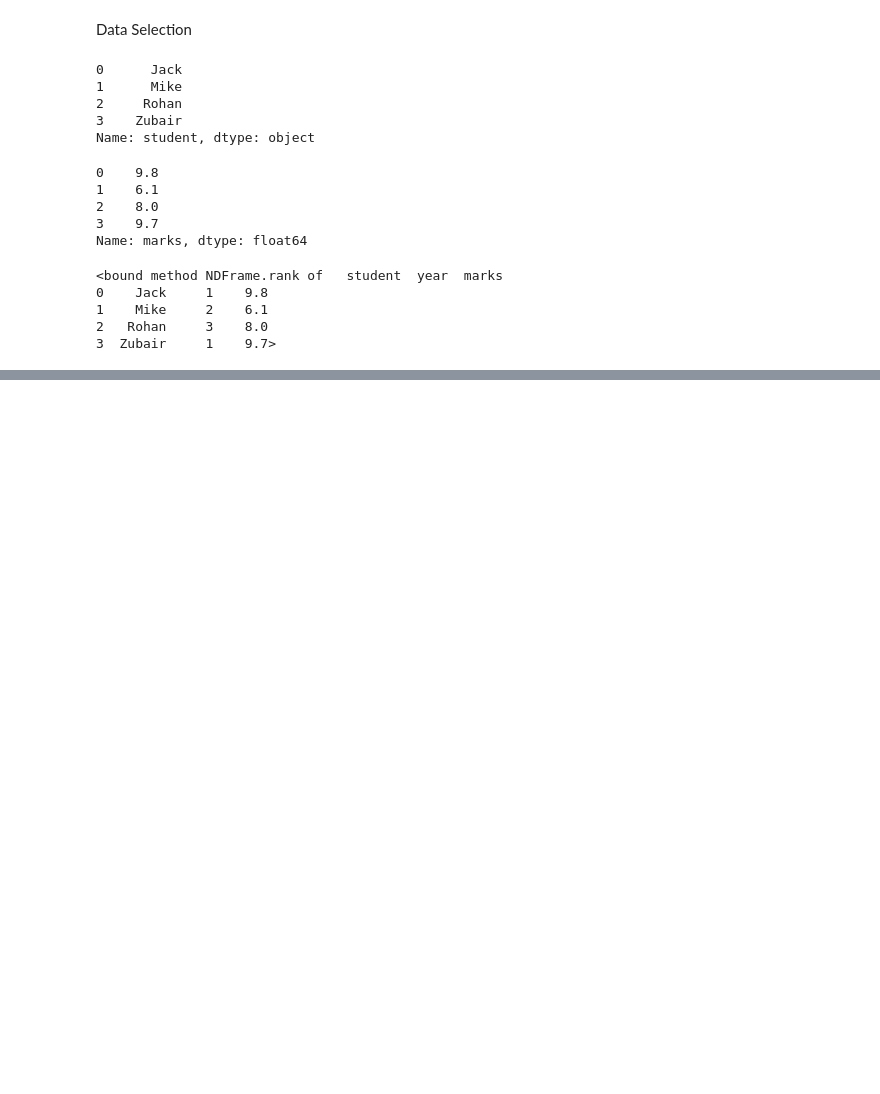
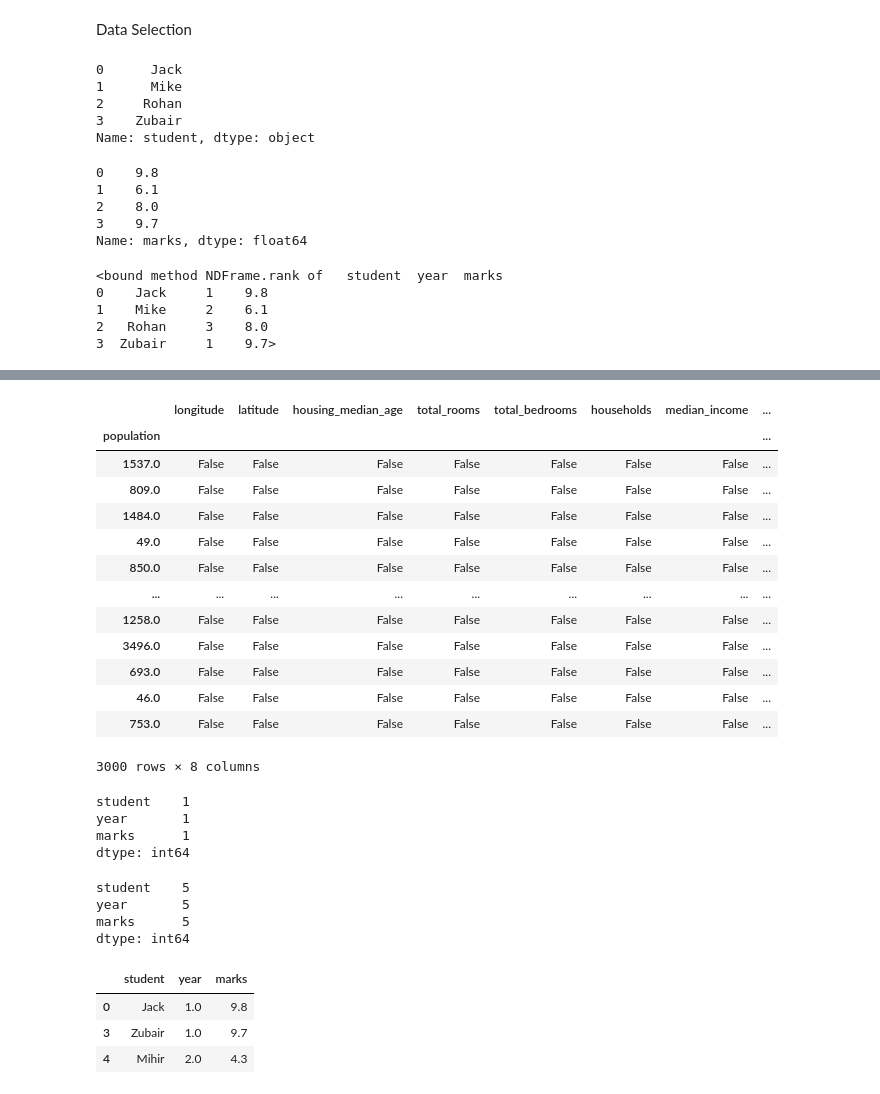
Before and after one commit to ayushi-2310/Ayushi-DAML-2021-22, a Jupyter notebook: HET_panda.ipynb, the cells around one changed output, grey strips where cells are left out. Drawn from its saved outputs; the diff is of its cells as text; code cells hidden in the pictures; blank space fills up the shorter version.

```diff
--- a/HET_panda.ipynb
+++ b/HET_panda.ipynb
@@ -99,0 +280,38 @@ df=pd.read_csv?
+# %%
+fd.isnull()
+# %% [output]
+|  | longitude | latitude | housing_median_age | total_rooms | total_bedrooms | households | median_income | ... |
+| population |  |  |  |  |  |  |  | ... |
+| 1537.0 | False | False | False | False | False | False | False | ... |
+| 809.0 | False | False | False | False | False | False | False | ... |
+| 1484.0 | False | False | False | False | False | False | False | ... |
+| 49.0 | False | False | False | False | False | False | False | ... |
+| 850.0 | False | False | False | False | False | False | False | ... |
+| ... | ... | ... | ... | ... | ... | ... | ... | ... |
+| 1258.0 | False | False | False | False | False | False | False | ... |
+| 3496.0 | False | False | False | False | False | False | False | ... |
+| 693.0 | False | False | False | False | False | False | False | ... |
+| 46.0 | False | False | False | False | False | False | False | ... |
+| 753.0 | False | False | False | False | False | False | False | ... |
+3000 rows × 8 columns
+# %%
+df.isnull().sum()
+# %% [output]
+student    1
+year       1
+marks      1
+dtype: int64
+# %%
+df.notnull().sum()
+# %% [output]
+student    5
+year       5
+marks      5
+dtype: int64
+# %%
+df.dropna()
+# %% [output]
+|  | student | year | marks |
+| 0 | Jack | 1.0 | 9.8 |
+| 3 | Zubair | 1.0 | 9.7 |
+| 4 | Mihir | 2.0 | 4.3 |
```
Also changed, not shown: parts of 36 cells of this notebook.
